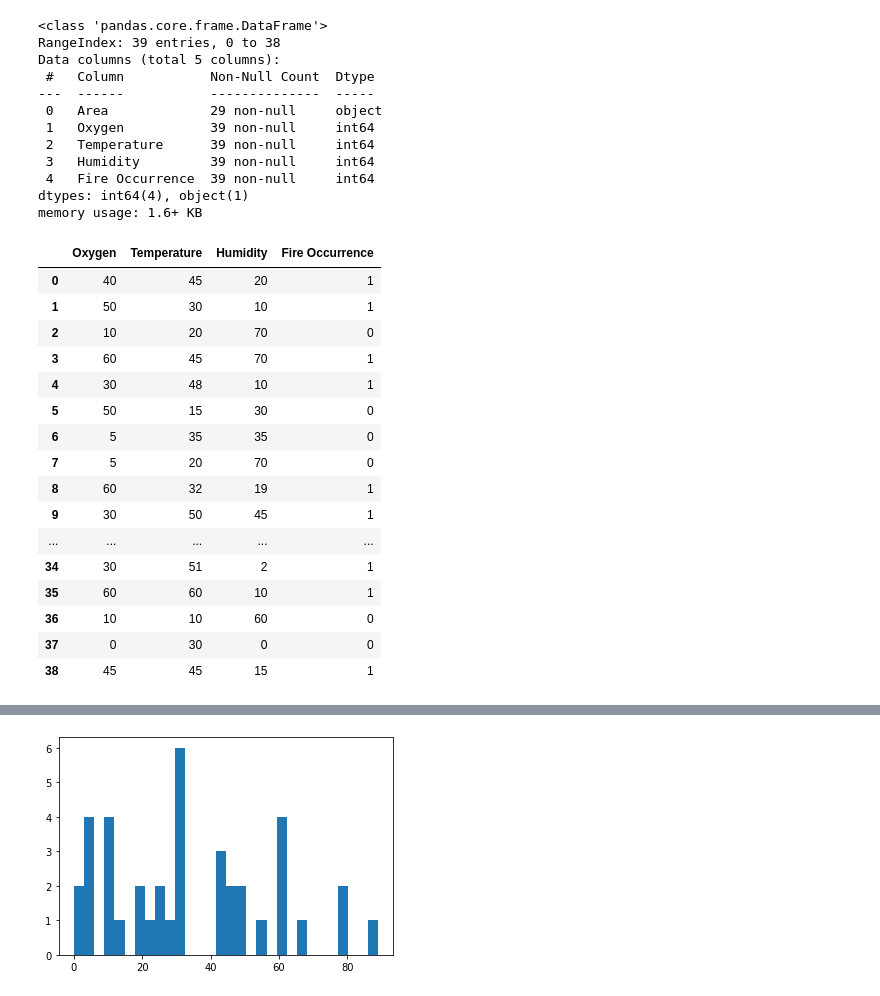
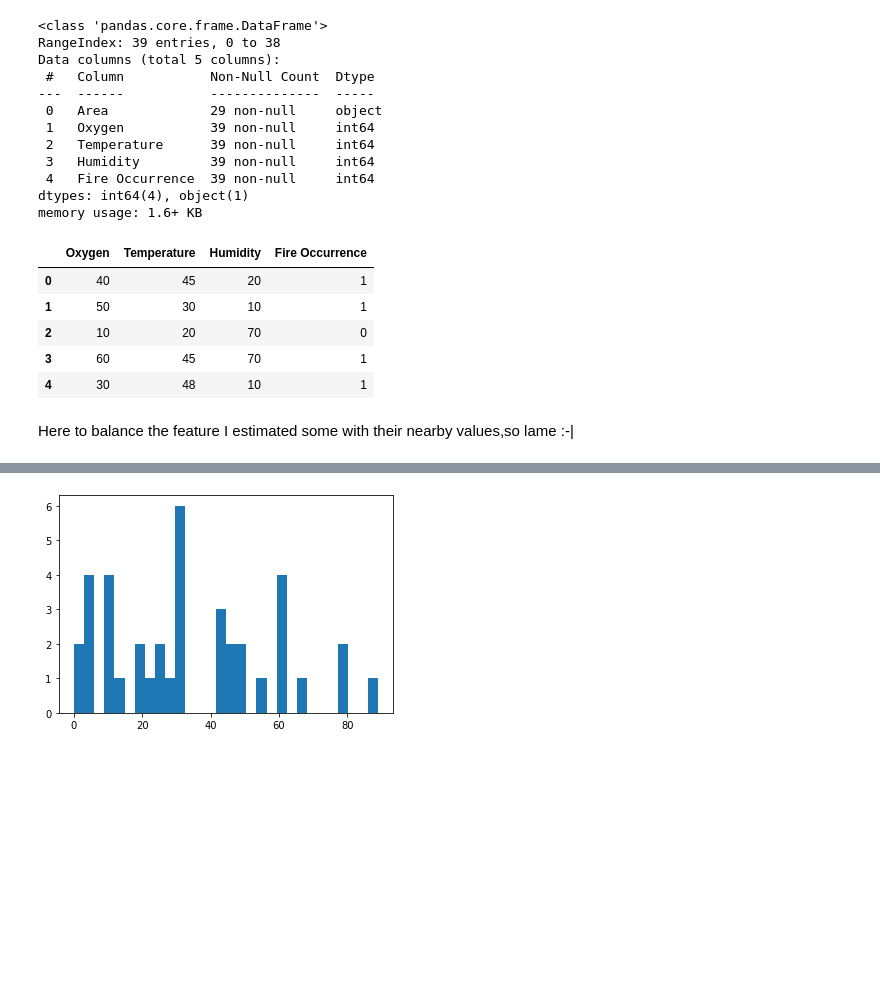
Before and after one commit to barnamensch056/Forestfire_flask_app, a Jupyter notebook: Fire_in_forest.ipynb, the cells around one changed output, grey strips where cells are left out. Drawn from its saved outputs; the diff is of its cells as text; code cells hidden in the pictures; blank space fills up the shorter version.

```diff
--- a/Fire_in_forest.ipynb
+++ b/Fire_in_forest.ipynb
@@ -41,25 +41,16 @@ dtypes: int64(4), object(1)
 memory usage: 1.6+ KB
 # %%
 f_data=df.drop('Area',axis=1)
-f_data
+f_data.head(5)
 # %% [output]
 |  | Oxygen | Temperature | Humidity | Fire Occurrence |
 | 0 | 40 | 45 | 20 | 1 |
 | 1 | 50 | 30 | 10 | 1 |
 | 2 | 10 | 20 | 70 | 0 |
 | 3 | 60 | 45 | 70 | 1 |
 | 4 | 30 | 48 | 10 | 1 |
-| 5 | 50 | 15 | 30 | 0 |
-| 6 | 5 | 35 | 35 | 0 |
-| 7 | 5 | 20 | 70 | 0 |
-| 8 | 60 | 32 | 19 | 1 |
-| 9 | 30 | 50 | 45 | 1 |
-| ... | ... | ... | ... | ... |
-| 34 | 30 | 51 | 2 | 1 |
-| 35 | 60 | 60 | 10 | 1 |
-| 36 | 10 | 10 | 60 | 0 |
-| 37 | 0 | 30 | 0 | 0 |
-| 38 | 45 | 45 | 15 | 1 |
+# %% [markdown]
+Here to balance the feature I estimated some with  their nearby values,so lame :-|
 # %%
 f_data['Humidity'].replace(to_replace=10,value=8,inplace=True)
 f_data['Humidity'].replace(to_replace=20,value=18,inplace=True)
```
Also changed, not shown: parts of 21 cells of this notebook.
